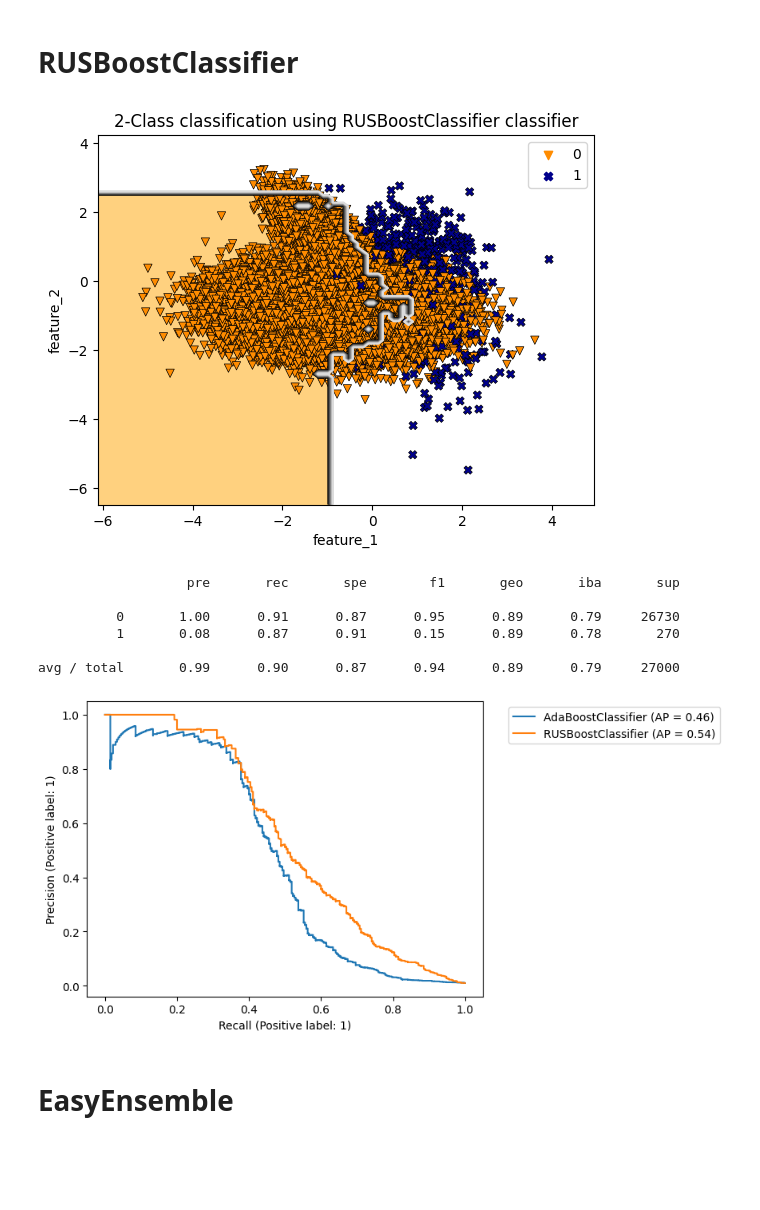
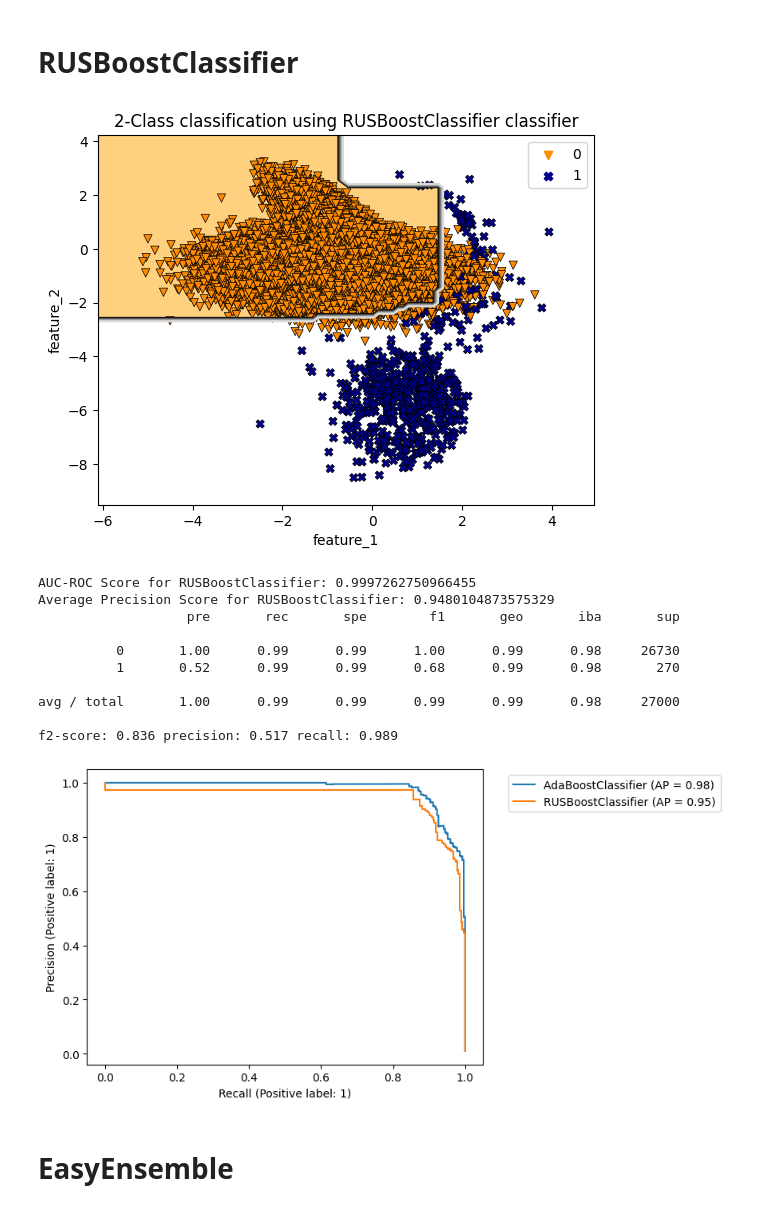
Before and after one commit to PacktPublishing/Machine-Learning-for-Imbalanced-Data, a Jupyter notebook: chapter04/Code_ensemble_methods_used_in_chapter_4_docx.ipynb, the cells around one changed output. Cells and saved outputs as stored; diff of their text form; code cells hidden in the pictures; blank space fills up the shorter version.

```diff
--- a/chapter04/Code_ensemble_methods_used_in_chapter_4_docx.ipynb
+++ b/chapter04/Code_ensemble_methods_used_in_chapter_4_docx.ipynb
@@ -62,6 +62,28 @@ def plot_decision_function(X, y, clf, ax):
   ax.contourf(xx, yy, Z, alpha=0.4)
   ax.scatter(X[:, 0], X[:, 1], alpha=0.8, c=y, edgecolor="k")
   ax.set_title(f"Resampling using {clf[0].__class__.__name__}")
+# %%
+from sklearn.metrics import fbeta_score
+from scipy.spatial import distance_matrix
+
+def compute_scores(model, X_test, y_test):
+    y_pred = model.predict(X_test)
+    f2 = fbeta_score(y_test, y_pred, beta=2.)
+    precision = precision_score(y_test, y_pred)
+    recall = recall_score(y_test, y_pred)
+    return f2, precision, recall
+
+def remove_overlapping(X):
+    c1_indexes =  np.where(y == 0)[0]
+    c2_indexes =  np.where(y == 1)[0]
+    centroid = np.mean(X[c1_indexes],axis=0,keepdims= True)
+    c2_points =  X[c2_indexes]
+    distances = distance_matrix(c2_points , centroid)
+    nearest_points_to_c1 = c2_indexes[np.where(distances < 3)[0]]
+
+    move =  np.repeat(np.array([[0,-6]]),nearest_points_to_c1.shape[0], axis=0)
+    X[nearest_points_to_c1] = X[nearest_points_to_c1] + move
+    return X
 # %% [markdown]
 # Create dataset
 # %%
@@ -75,6 +97,8 @@ X, y = make_classification(n_samples=90000, n_features=2,
                           n_clusters_per_class=2, class_sep=0.89,
                           weights=[0.99], random_state=81)
 
+X = remove_overlapping(X)
+
 X_train, X_test, y_train, y_test = train_test_split(X, y, test_size = 0.3, random_state = 0, stratify=y)
 
 print('y_train: ', Counter(y_train))
@@ -263,7 +441,16 @@ plt.show()
 
 PrecisionRecallDisplay.from_estimator(adaboost_clf, X_test, y_test, ax = plt.gca(),name = "AdaBoostClassifier")
 
+roc_auc_adaboost = roc_auc_score(y_test, y_pred_proba)
+print(f"AUC-ROC Score for AdaBoostClassifier: {roc_auc_adaboost}")
+
+y_pred_proba = adaboost_clf.predict_proba(X_test)[:, 1]
+avg_precision_adaboost = average_precision_score(y_test, y_pred_proba)
+print(f"Average Precision Score for AdaBoostClassifier: {avg_precision_adaboost}")
 
 y_pred = adaboost_clf.predict(X_test)
 print(classification_report_imbalanced(y_test, y_pred))
+
+f2, precision_val, recall_val =  compute_scores(adaboost_clf, X_test, y_test)
+print(f"f2-score: {f2:.3f}", f"precision: {precision_val:.3f}", f"recall: {recall_val:.3f}")
 # %% [output]
@@ -280,28 +471,41 @@ avg / total       0.99      0.99      0.43      0.99      0.65      0.44     270
 # %%
 from imblearn.ensemble import RUSBoostClassifier
 from sklearn.tree import DecisionTreeClassifier
 
 rusboost_clf = RUSBoostClassifier(random_state=0, estimator=DecisionTreeClassifier(max_depth=6)).fit(X_train, y_train)
 
 plot_decision_boundary(X_train, y_train, rusboost_clf, 'RUSBoostClassifier')
 plt.show()
 
 PrecisionRecallDisplay.from_estimator(adaboost_clf, X_test, y_test, ax = plt.gca(),name = "AdaBoostClassifier")
 PrecisionRecallDisplay.from_estimator(rusboost_clf, X_test, y_test, ax = plt.gca(),name = "RUSBoostClassifier")
 plt.legend(bbox_to_anchor=(1.05, 1.0), loc='upper left')
 
+roc_auc_rusboost = roc_auc_score(y_test, y_pred_proba)
+print(f"AUC-ROC Score for RUSBoostClassifier: {roc_auc_rusboost}")
+
+y_pred_proba = rusboost_clf.predict_proba(X_test)[:, 1]
+avg_precision_rusboost = average_precision_score(y_test, y_pred_proba)
+print(f"Average Precision Score for RUSBoostClassifier: {avg_precision_rusboost}")
 
 y_pred = rusboost_clf.predict(X_test)
 print(classification_report_imbalanced(y_test, y_pred))
+
+f2_rusboost, precision_val_rusboost, recall_val_rusboost =  compute_scores(rusboost_clf, X_test, y_test)
+print(f"f2-score: {f2_rusboost:.3f}", f"precision: {precision_val_rusboost:.3f}", f"recall: {recall_val_rusboost:.3f}")
 # %% [output]
-[figure, old version]
+[figure, new version]
+AUC-ROC Score for RUSBoostClassifier: 0.9997262750966455
+Average Precision Score for RUSBoostClassifier: 0.9480104873575329
                    pre       rec       spe        f1       geo       iba       sup
 
-          0       1.00      0.91      0.87      0.95      0.89      0.79     26730
-          1       0.08      0.87      0.91      0.15      0.89      0.78       270
+          0       1.00      0.99      0.99      1.00      0.99      0.98     26730
+          1       0.52      0.99      0.99      0.68      0.99      0.98       270
 
-avg / total       0.99      0.90      0.87      0.94      0.89      0.79     27000
+avg / total       1.00      0.99      0.99      0.99      0.99      0.98     27000
+
+f2-score: 0.836 precision: 0.517 recall: 0.989
-[figure, old version]
+[figure, new version]
 # %% [markdown]
 # EasyEnsemble
 # %%
```
Also changed, not shown: parts of 25 cells of this notebook, 1 other file.
